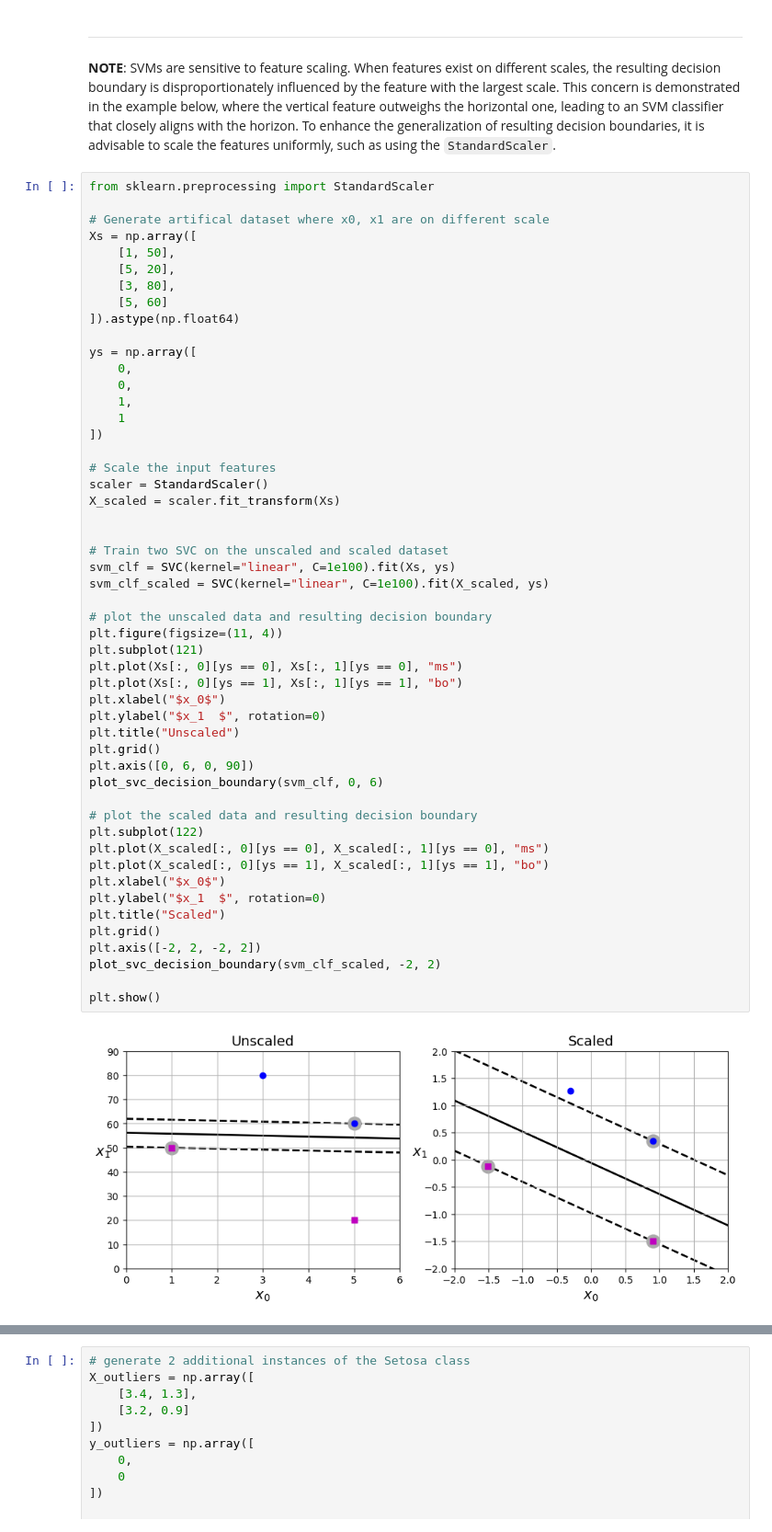
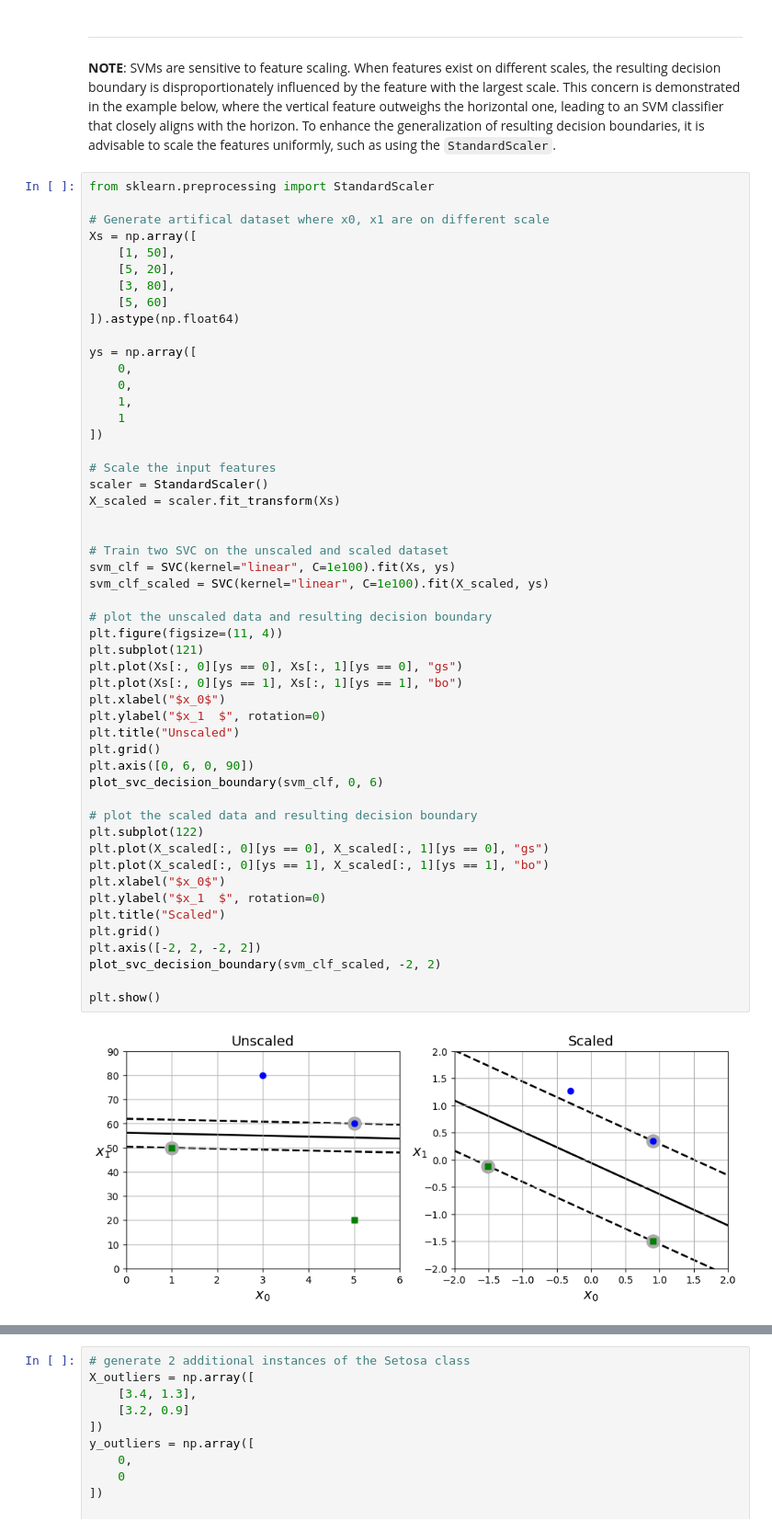
Before and after one commit to aseddin/F23_ECE4715, a Jupyter notebook: 5_support_vector_machines.ipynb, the cells around one changed output, grey strips where cells are left out. Shown at 92% size. Cells and saved outputs as stored; diff of their text form.

```diff
--- a/5_support_vector_machines.ipynb
+++ b/5_support_vector_machines.ipynb
@@ -166,36 +166,36 @@ scaler = StandardScaler()
 X_scaled = scaler.fit_transform(Xs)
 
 
 # Train two SVC on the unscaled and scaled dataset
 svm_clf = SVC(kernel="linear", C=1e100).fit(Xs, ys)
 svm_clf_scaled = SVC(kernel="linear", C=1e100).fit(X_scaled, ys)
 
 # plot the unscaled data and resulting decision boundary
 plt.figure(figsize=(11, 4))
 plt.subplot(121)
-plt.plot(Xs[:, 0][ys == 0], Xs[:, 1][ys == 0], "ms")
+plt.plot(Xs[:, 0][ys == 0], Xs[:, 1][ys == 0], "gs")
 plt.plot(Xs[:, 0][ys == 1], Xs[:, 1][ys == 1], "bo")
 plt.xlabel("$x_0$")
 plt.ylabel("$x_1  $", rotation=0)
 plt.title("Unscaled")
 plt.grid()
 plt.axis([0, 6, 0, 90])
 plot_svc_decision_boundary(svm_clf, 0, 6)
 
 # plot the scaled data and resulting decision boundary
 plt.subplot(122)
-plt.plot(X_scaled[:, 0][ys == 0], X_scaled[:, 1][ys == 0], "ms")
+plt.plot(X_scaled[:, 0][ys == 0], X_scaled[:, 1][ys == 0], "gs")
 plt.plot(X_scaled[:, 0][ys == 1], X_scaled[:, 1][ys == 1], "bo")
 plt.xlabel("$x_0$")
 plt.ylabel("$x_1  $", rotation=0)
 plt.title("Scaled")
 plt.grid()
 plt.axis([-2, 2, -2, 2])
 plot_svc_decision_boundary(svm_clf_scaled, -2, 2)
 
 plt.show()
 # %% [output]
-[figure, old version]
+[figure, new version]
 # %% [markdown]
 ## Soft Margin Classification
 
```
Also changed, not shown: parts of 8 cells of this notebook.
